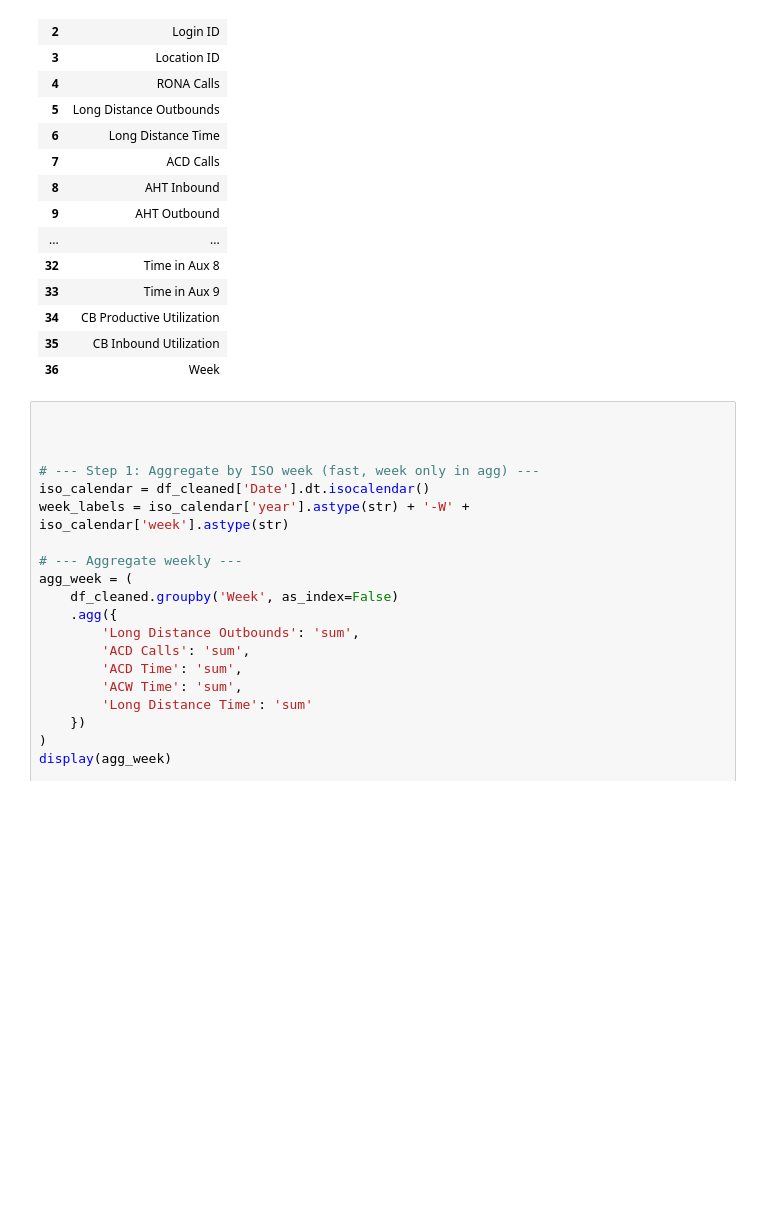
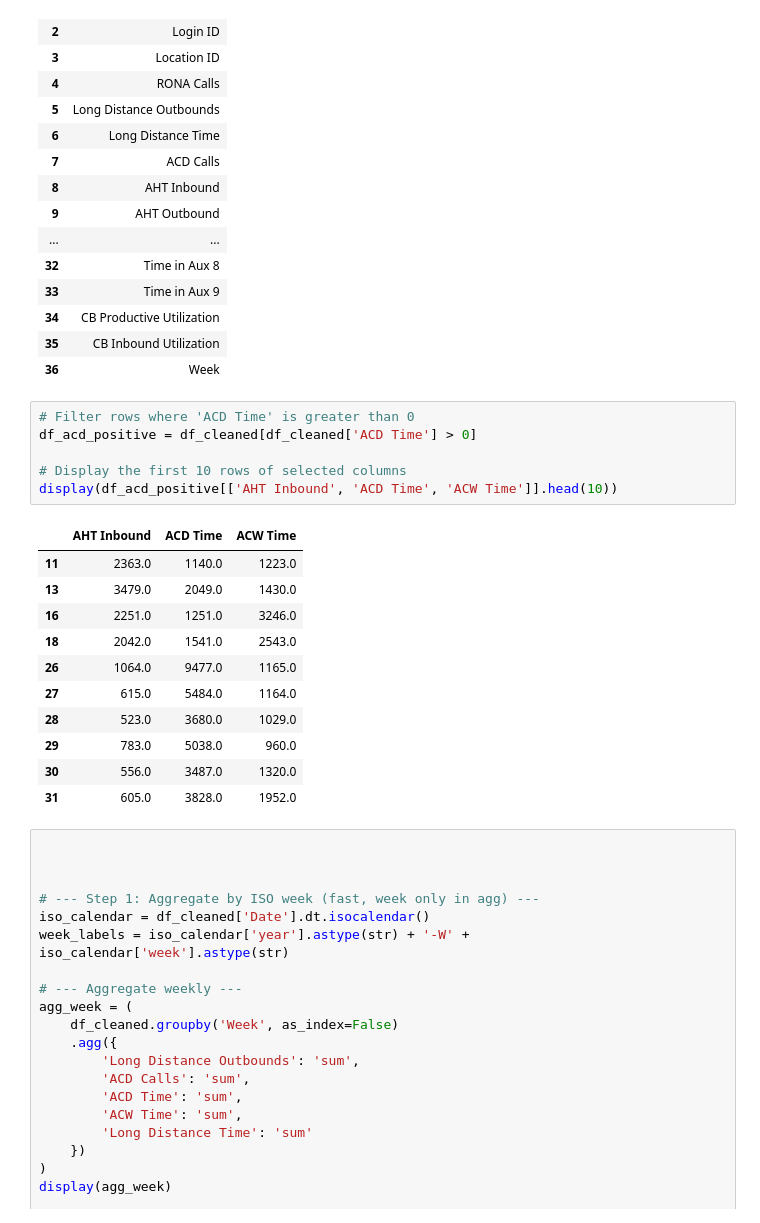
Before and after one commit to avtmarquardt-png/DPP_Callcenter, a Jupyter notebook: notebooks/Explore_CC_perf.ipynb, the cells around one changed output. Saved outputs shown, nothing was run; the diff lists cells and outputs as text; blank space fills up the shorter version.

```diff
--- a/notebooks/Explore_CC_perf.ipynb
+++ b/notebooks/Explore_CC_perf.ipynb
@@ -135,6 +135,24 @@ dtype: object
 | 34 | CB Productive Utilization |
 | 35 | CB Inbound Utilization |
 | 36 | Week |
+# %%
+# Filter rows where 'ACD Time' is greater than 0
+df_acd_positive = df_cleaned[df_cleaned['ACD Time'] > 0]
+
+# Display the first 10 rows of selected columns
+display(df_acd_positive[['AHT Inbound', 'ACD Time', 'ACW Time']].head(10))
+# %% [output]
+|  | AHT Inbound | ACD Time | ACW Time |
+| 11 | 2363.0 | 1140.0 | 1223.0 |
+| 13 | 3479.0 | 2049.0 | 1430.0 |
+| 16 | 2251.0 | 1251.0 | 3246.0 |
+| 18 | 2042.0 | 1541.0 | 2543.0 |
+| 26 | 1064.0 | 9477.0 | 1165.0 |
+| 27 | 615.0 | 5484.0 | 1164.0 |
+| 28 | 523.0 | 3680.0 | 1029.0 |
+| 29 | 783.0 | 5038.0 | 960.0 |
+| 30 | 556.0 | 3487.0 | 1320.0 |
+| 31 | 605.0 | 3828.0 | 1952.0 |
 # %%
 
 
```
Also changed, not shown: parts of 4 cells of this notebook.
